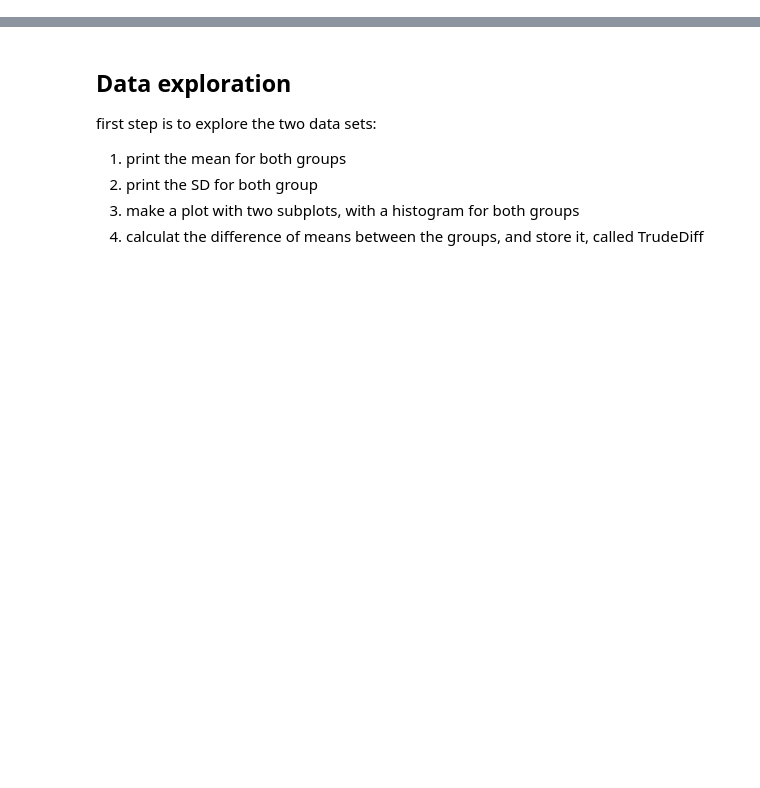
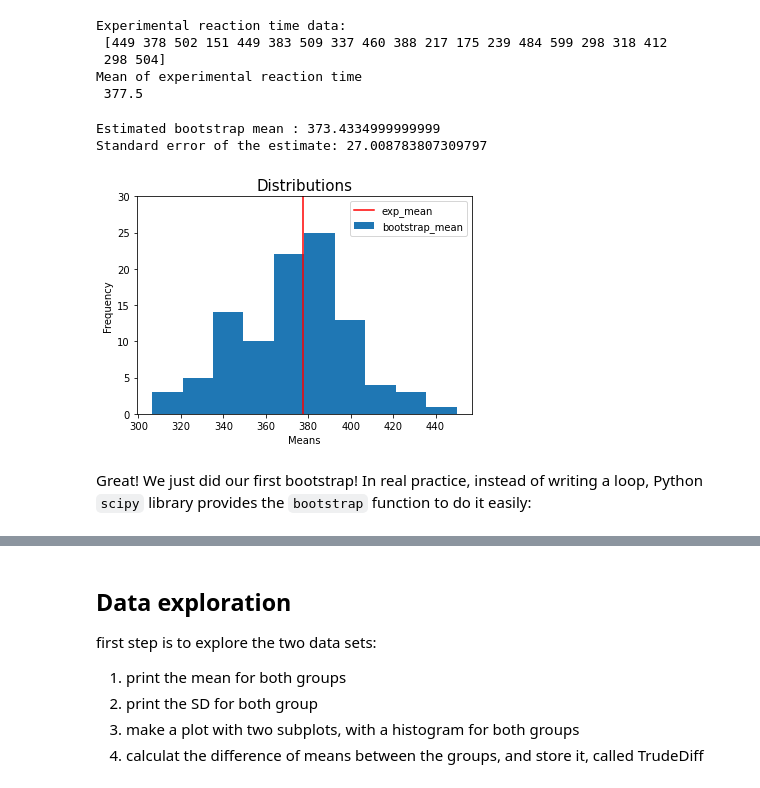
Before and after one commit to univiemops/tewa1-computational-cognition, a Jupyter notebook: 04 Resampling.ipynb, the cells around one changed output, grey strips where cells are left out. Cells and saved outputs as stored; diff of their text form; code cells hidden in the pictures; blank space fills up the shorter version.

Commit message:
add bootstrapping

```diff
--- a/04 Resampling.ipynb
+++ b/04 Resampling.ipynb
@@ -9,0 +42,53 @@ https://github.com/univiemops/tewa1-computational-cognition
+# %%
+# Suppose we have some reaction data from an experiment
+np.random.seed(213)
+rt_data = np.random.randint(150, 600, 20)
+exp_mean = rt_data.mean()
+print("Experimental reaction time data:", "\n", rt_data)
+print("Mean of experimental reaction time", "\n", exp_mean)
+# %% [output]
+Experimental reaction time data:
+ [449 378 502 151 449 383 509 337 460 388 217 175 239 484 599 298 318 412
+ 298 504]
+Mean of experimental reaction time
+ 377.5
+# %%
+# Perform bootstrapping sampling
+n_samples = 100  # perform the sampling 100 times, it works like repeating the experiment 100 times
+bootstrap_means = np.zeros(n_samples)
+
+for i in range(n_samples):
+    # Step 1: Sampling with replacement to create a bootstrap sample
+    current_bootstrap_sample = np.random.choice(
+        rt_data, size=rt_data.size, replace=True
+    )
+
+    # Step 2: Calculate the statistic of interest for each sample
+    current_mean = np.mean(current_bootstrap_sample)
+
+    # Step 3: Store each sample statistic for estimating the sampling distribution
+    bootstrap_means[i] = current_mean
+
+# Step 4: Drawing Inferences
+estimated_mean = np.mean(bootstrap_means)
+estimated_std = np.std(bootstrap_means)
+
+print("Estimated bootstrap mean :", estimated_mean)
+print("Standard error of the estimate:", estimated_std)
+# %% [output]
+Estimated bootstrap mean : 373.4334999999999
+Standard error of the estimate: 27.008783807309797
+# %%
+# Plot the sampling distribution of the statisitc
+plt.hist(bootstrap_means)
+plt.axvline(x=exp_mean, color="r", label="exp_mean")
+plt.ylim((0, 30))
+plt.xlabel("Means")
+plt.ylabel("Frequency")
+plt.title("Distributions", fontsize=15)
+plt.legend(["exp_mean", "bootstrap_mean"])
+plt.show()
+# %% [output]
+[figure, added]
+# %% [markdown]
+Great! We just did our first bootstrap! In real practice, instead of writing a loop, Python `scipy` library provides the `bootstrap` function to do it easily:
```
Also changed, not shown: parts of 20 cells of this notebook.
